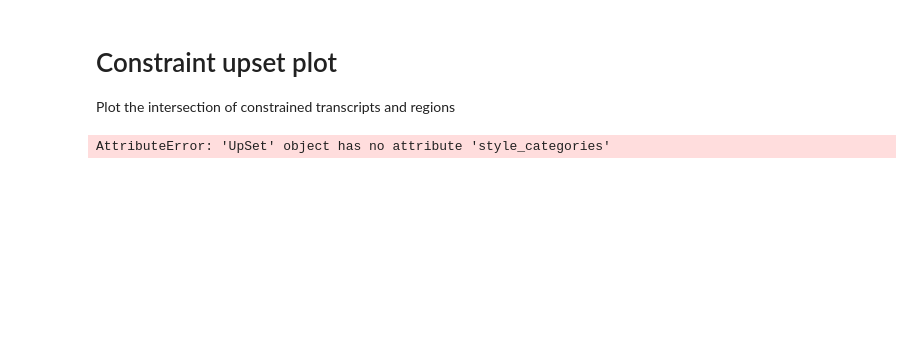
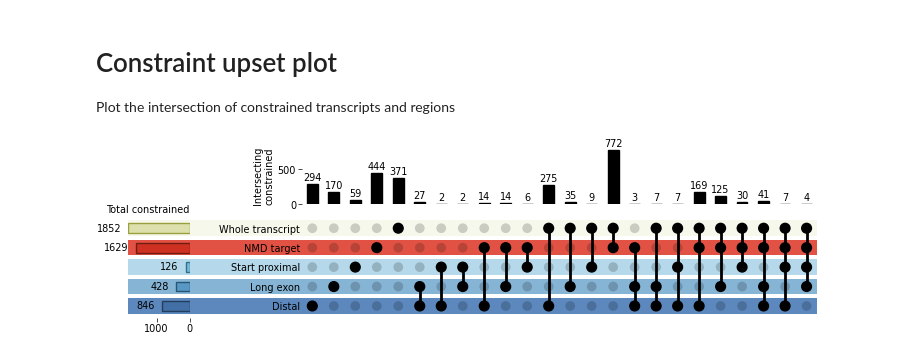
Before and after one commit to alexblakes/regional_nonsense_constraint, a Jupyter notebook: notebooks/figures/fig_02/upset_plot.ipynb, the cells around one changed output. Cells and saved outputs as stored; diff of their text form; code cells hidden in the pictures; blank space fills up the shorter version.

Commit message:
Colour upset plot

```diff
--- a/notebooks/figures/fig_02/upset_plot.ipynb
+++ b/notebooks/figures/fig_02/upset_plot.ipynb
@@ -15,7 +15,8 @@ from src import visualisation as vis
 # %%
 # Style and colors
 plt.style.use(C.STYLE_DEFAULT)
-palette = vis.color_palette("regions")
+default_palette = vis.color_palette()
+region_palette = vis.color_palette("regions")
 # %%
 # Read data
 df = pd.read_csv(C.STATS_UPSET_CONSTRAINT, sep="\t", index_col="enst")
@@ -24,17 +25,41 @@ df = pd.read_csv(C.STATS_UPSET_CONSTRAINT, sep="\t", index_col="enst")
 upset_data = upsetplot.from_indicators(C.REGION_LABELS, data=df)
 # %%
 # Visualise the plot
-u = upsetplot.UpSet(
+upset = upsetplot.UpSet(
     upset_data,
     sort_categories_by="-input",
     max_subset_size=2500,
-    show_counts=True,
+    # show_counts=True,
     element_size=20,
     intersection_plot_elements=3,
     totals_plot_elements=3,
     facecolor="Black",
 )
 
-u.style_categories("Whole transcript", shading_facecolor="Blue")
+for region, colour in zip(C.REGION_LABELS, region_palette):
+    upset.style_categories(
+        region,
+        shading_facecolor=vis.adjust_lightness(colour, 1.1),
+        bar_facecolor=vis.adjust_lightness(colour, 0.9),
+        bar_edgecolor=vis.adjust_lightness(colour, 0.5)
+    )
+
+u = upset.plot()
+
+# Customise the "totals" Axes
+u["totals"].grid(False)
+# u["totals"].set_xticks([])
+u["totals"].spines["bottom"].set_visible(False)
+u["totals"].set_title("Total constrained", loc="right", ha="right")
+for c in u["totals"].containers:
+    u["totals"].bar_label(c, padding=5)
+
+# Customise the "intersection" Axes
+u["intersections"].set_ylabel("Intersecting\nconstrained", va="bottom", loc="bottom")
+u["intersections"].grid(False)
+# u["intersections"].set_yticks([])
+u["intersections"].spines["left"].set_visible(False)
+for c in u["intersections"].containers:
+    u["intersections"].bar_label(c, padding=1)
 # %% [output]
-AttributeError: 'UpSet' object has no attribute 'style_categories'
+[figure, added]
```
Also changed, not shown: parts of 1 cell of this notebook.
